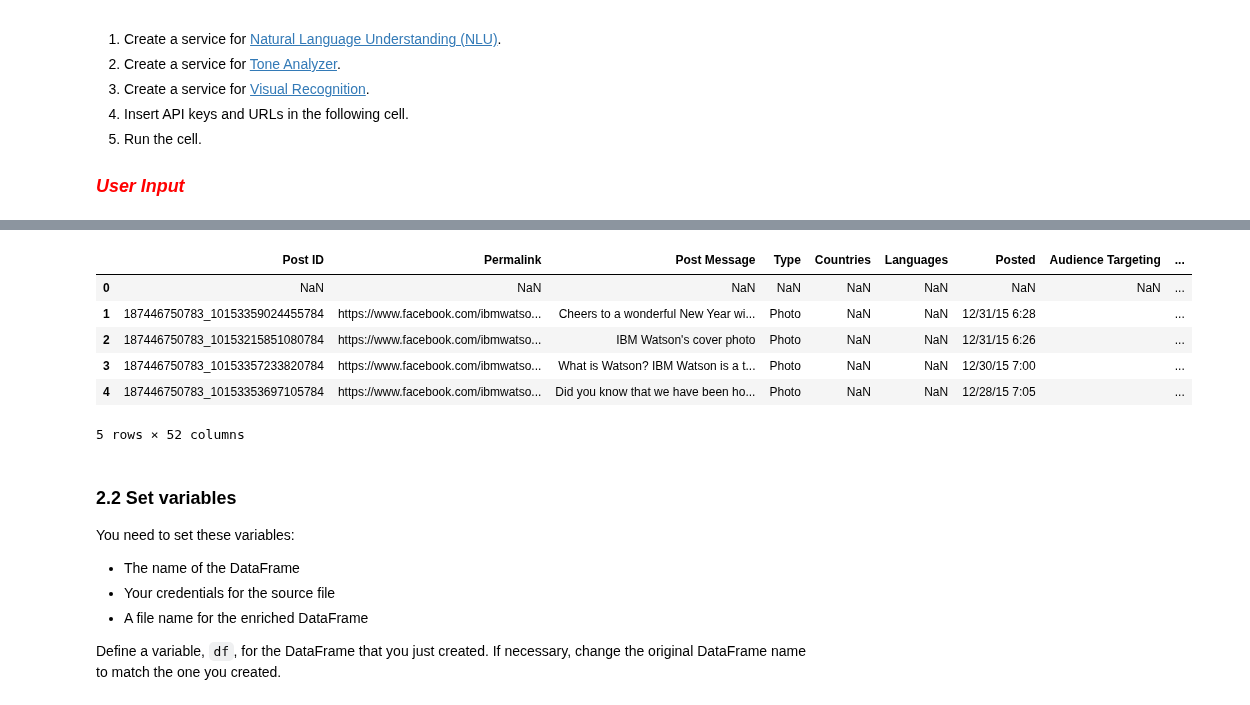
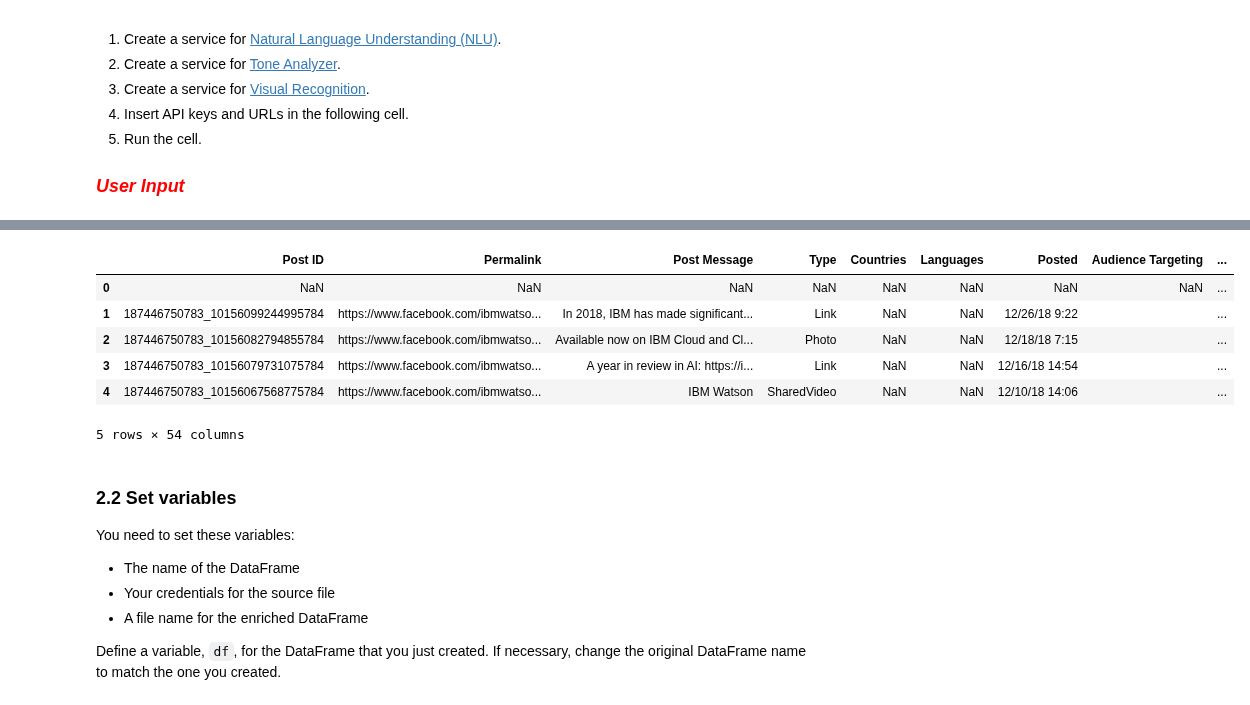
Before and after one commit to IBM/pixiedust-facebook-analysis, a Jupyter notebook: examples/pixiedust_facebook_analysis.ipynb, the cells around one changed output, grey strips where cells are left out. Cells and saved outputs as stored; diff of their text form; code cells hidden in the pictures.

```diff
--- a/examples/pixiedust_facebook_analysis.ipynb
+++ b/examples/pixiedust_facebook_analysis.ipynb
@@ -185,14 +174,17 @@ Note: There is an issue (https://github.com/IBM/pixiedust-facebook-analysis/issu
 ###  <span style="color: red"> _User Input_</span>
 # %%
 # **Insert to code > Insert pandas DataFrame**
+# [...Credentials deleted...]
+df_data_2 = pd.read_csv(body)
+df_data_2.head()
 # %% [output]
 |  | Post ID | Permalink | Post Message | Type | Countries | Languages | Posted | Audience Targeting | ... |
 | 0 | NaN | NaN | NaN | NaN | NaN | NaN | NaN | NaN | ... |
-| 1 | 187446750783_10153359024455784 | https://www.facebook.com/ibmwatso... | Cheers to a wonderful New Year wi... | Photo | NaN | NaN | 12/31/15 6:28 |  | ... |
-| 2 | 187446750783_10153215851080784 | https://www.facebook.com/ibmwatso... | IBM Watson's cover photo | Photo | NaN | NaN | 12/31/15 6:26 |  | ... |
-| 3 | 187446750783_10153357233820784 | https://www.facebook.com/ibmwatso... | What is Watson? IBM Watson is a t... | Photo | NaN | NaN | 12/30/15 7:00 |  | ... |
-| 4 | 187446750783_10153353697105784 | https://www.facebook.com/ibmwatso... | Did you know that we have been ho... | Photo | NaN | NaN | 12/28/15 7:05 |  | ... |
+| 1 | 187446750783_10156099244995784 | https://www.facebook.com/ibmwatso... | In 2018, IBM has made significant... | Link | NaN | NaN | 12/26/18 9:22 |  | ... |
+| 2 | 187446750783_10156082794855784 | https://www.facebook.com/ibmwatso... | Available now on IBM Cloud and Cl... | Photo | NaN | NaN | 12/18/18 7:15 |  | ... |
+| 3 | 187446750783_10156079731075784 | https://www.facebook.com/ibmwatso... | A year in review in AI: https://i... | Link | NaN | NaN | 12/16/18 14:54 |  | ... |
+| 4 | 187446750783_10156067568775784 | https://www.facebook.com/ibmwatso... | IBM Watson | SharedVideo | NaN | NaN | 12/10/18 14:06 |  | ... |
-5 rows × 52 columns
+5 rows × 54 columns
 # %% [markdown]
 ### <a id='load2'></a>2.2 Set variables
 You need to set these variables:
```
Also changed, not shown: parts of 32 cells of this notebook, 3 other files.
